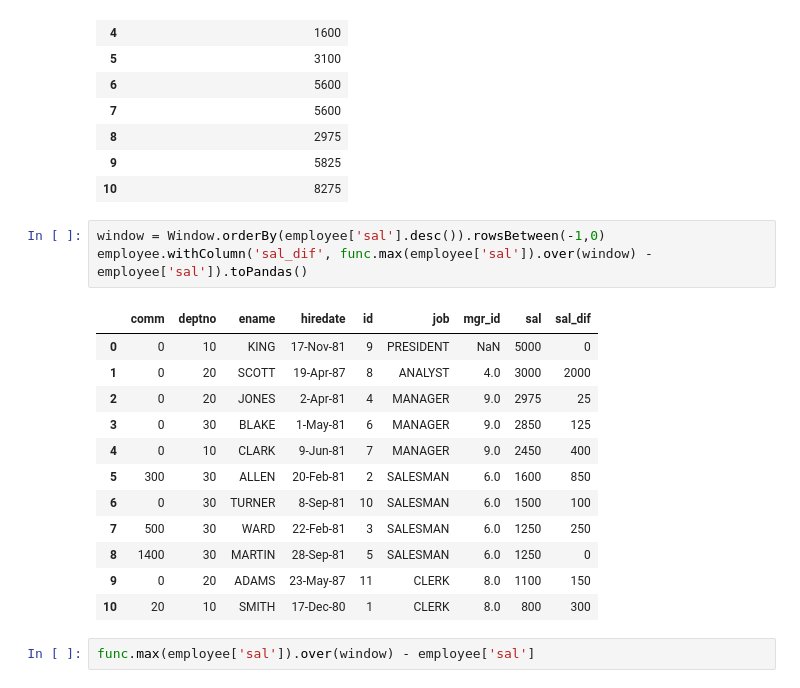
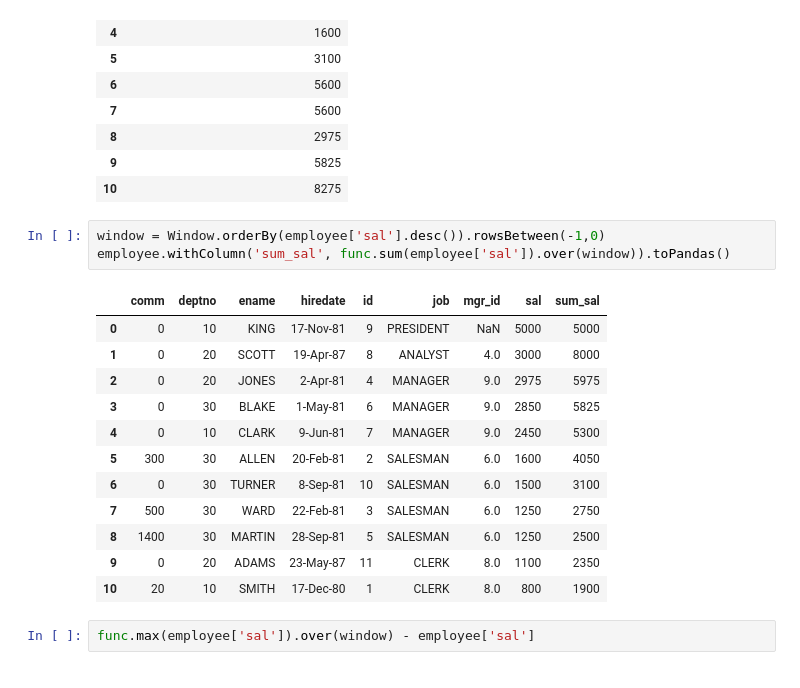
Before and after one commit to psinthong/AFrame, a Jupyter notebook: Meeting 06-25.ipynb, the cells around one changed output. Cells and saved outputs as stored; diff of their text form.

Commit message:
fix window functions arguments

```diff
--- a/Meeting 06-25.ipynb
+++ b/Meeting 06-25.ipynb
@@ -133,20 +133,20 @@ employee.select(func.sum(employee['sal']).over(window)).toPandas()
 | 10 | 8275 |
 # %%
 window = Window.orderBy(employee['sal'].desc()).rowsBetween(-1,0)
-employee.withColumn('sal_dif', func.max(employee['sal']).over(window) - employee['sal']).toPandas()
+employee.withColumn('sum_sal', func.sum(employee['sal']).over(window)).toPandas()
 # %% [output]
-|  | comm | deptno | ename | hiredate | id | job | mgr_id | sal | sal_dif |
-| 0 | 0 | 10 | KING | 17-Nov-81 | 9 | PRESIDENT | NaN | 5000 | 0 |
-| 1 | 0 | 20 | SCOTT | 19-Apr-87 | 8 | ANALYST | 4.0 | 3000 | 2000 |
-| 2 | 0 | 20 | JONES | 2-Apr-81 | 4 | MANAGER | 9.0 | 2975 | 25 |
-| 3 | 0 | 30 | BLAKE | 1-May-81 | 6 | MANAGER | 9.0 | 2850 | 125 |
-| 4 | 0 | 10 | CLARK | 9-Jun-81 | 7 | MANAGER | 9.0 | 2450 | 400 |
-| 5 | 300 | 30 | ALLEN | 20-Feb-81 | 2 | SALESMAN | 6.0 | 1600 | 850 |
-| 6 | 0 | 30 | TURNER | 8-Sep-81 | 10 | SALESMAN | 6.0 | 1500 | 100 |
-| 7 | 500 | 30 | WARD | 22-Feb-81 | 3 | SALESMAN | 6.0 | 1250 | 250 |
-| 8 | 1400 | 30 | MARTIN | 28-Sep-81 | 5 | SALESMAN | 6.0 | 1250 | 0 |
-| 9 | 0 | 20 | ADAMS | 23-May-87 | 11 | CLERK | 8.0 | 1100 | 150 |
-| 10 | 20 | 10 | SMITH | 17-Dec-80 | 1 | CLERK | 8.0 | 800 | 300 |
+|  | comm | deptno | ename | hiredate | id | job | mgr_id | sal | sum_sal |
+| 0 | 0 | 10 | KING | 17-Nov-81 | 9 | PRESIDENT | NaN | 5000 | 5000 |
+| 1 | 0 | 20 | SCOTT | 19-Apr-87 | 8 | ANALYST | 4.0 | 3000 | 8000 |
+| 2 | 0 | 20 | JONES | 2-Apr-81 | 4 | MANAGER | 9.0 | 2975 | 5975 |
+| 3 | 0 | 30 | BLAKE | 1-May-81 | 6 | MANAGER | 9.0 | 2850 | 5825 |
+| 4 | 0 | 10 | CLARK | 9-Jun-81 | 7 | MANAGER | 9.0 | 2450 | 5300 |
+| 5 | 300 | 30 | ALLEN | 20-Feb-81 | 2 | SALESMAN | 6.0 | 1600 | 4050 |
+| 6 | 0 | 30 | TURNER | 8-Sep-81 | 10 | SALESMAN | 6.0 | 1500 | 3100 |
+| 7 | 500 | 30 | WARD | 22-Feb-81 | 3 | SALESMAN | 6.0 | 1250 | 2750 |
+| 8 | 1400 | 30 | MARTIN | 28-Sep-81 | 5 | SALESMAN | 6.0 | 1250 | 2500 |
+| 9 | 0 | 20 | ADAMS | 23-May-87 | 11 | CLERK | 8.0 | 1100 | 2350 |
+| 10 | 20 | 10 | SMITH | 17-Dec-80 | 1 | CLERK | 8.0 | 800 | 1900 |
 # %%
 func.max(employee['sal']).over(window) - employee['sal']
 # %% [output]
```
Also changed, not shown: parts of 21 cells of this notebook, 1 other file.
